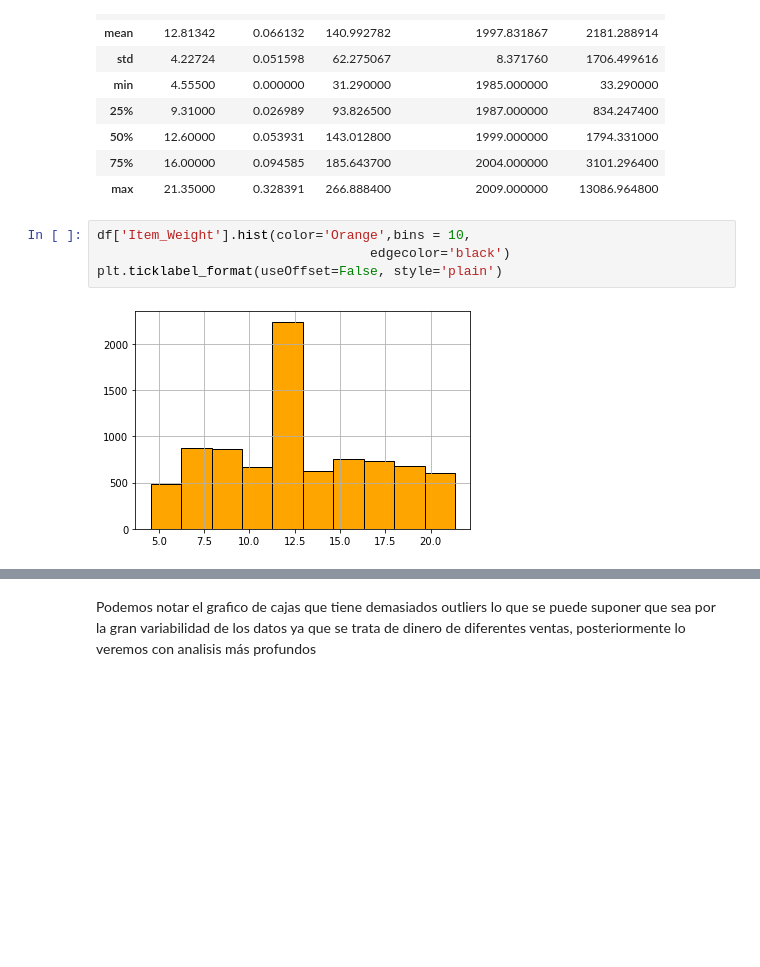
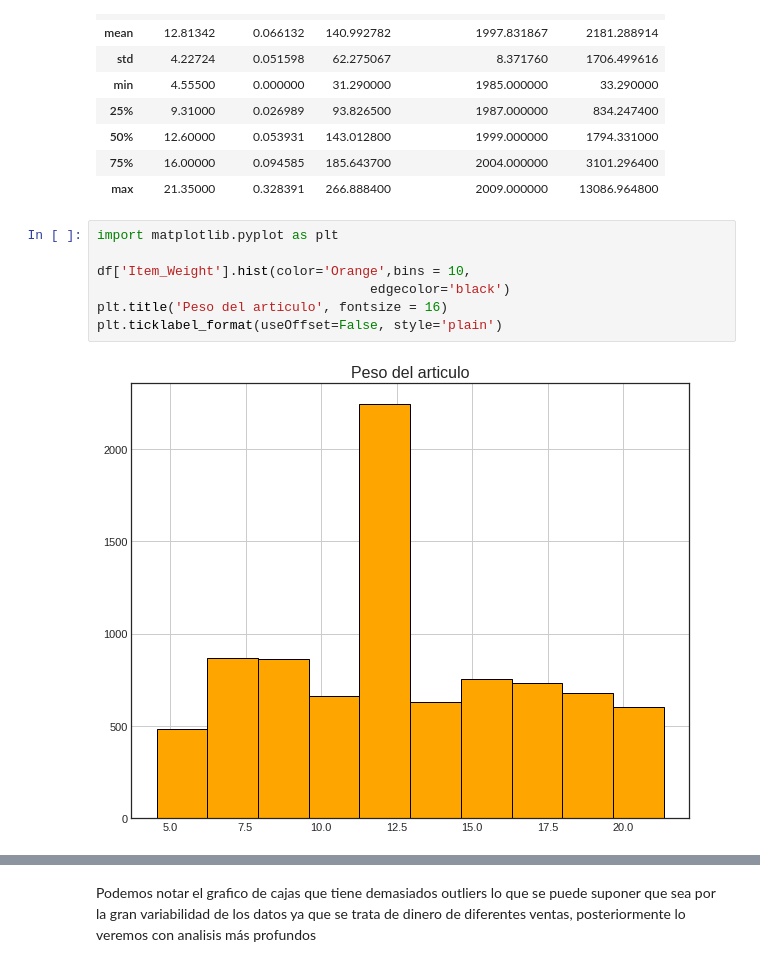
Before and after one commit to raquelkimberly/predicciones-de-ventas-alimenticias, a Jupyter notebook: Prediccion_de_ventas.ipynb, the cells around one changed output, grey strips where cells are left out. Drawn from its saved outputs; the diff is of its cells as text; blank space fills up the shorter version.

```diff
--- a/Prediccion_de_ventas.ipynb
+++ b/Prediccion_de_ventas.ipynb
@@ -167,10 +167,13 @@ df.describe()
 | 75% | 16.00000 | 0.094585 | 185.643700 | 2004.000000 | 3101.296400 |
 | max | 21.35000 | 0.328391 | 266.888400 | 2009.000000 | 13086.964800 |
 # %%
+import matplotlib.pyplot as plt
+
 df['Item_Weight'].hist(color='Orange',bins = 10,
                                    edgecolor='black')
+plt.title('Peso del articulo', fontsize = 16)
 plt.ticklabel_format(useOffset=False, style='plain')
 # %% [output]
-[figure, old version]
+[figure, new version]
 # %%
 df['Item_Visibility'].hist(color='r',edgecolor='black')
```
Also changed, not shown: parts of 14 cells of this notebook.
